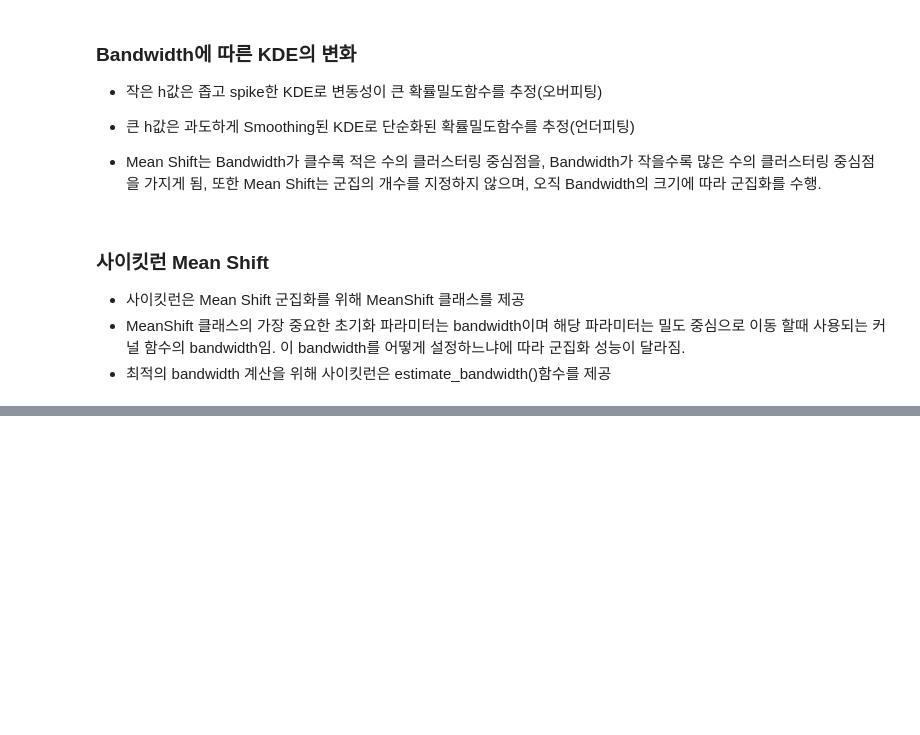
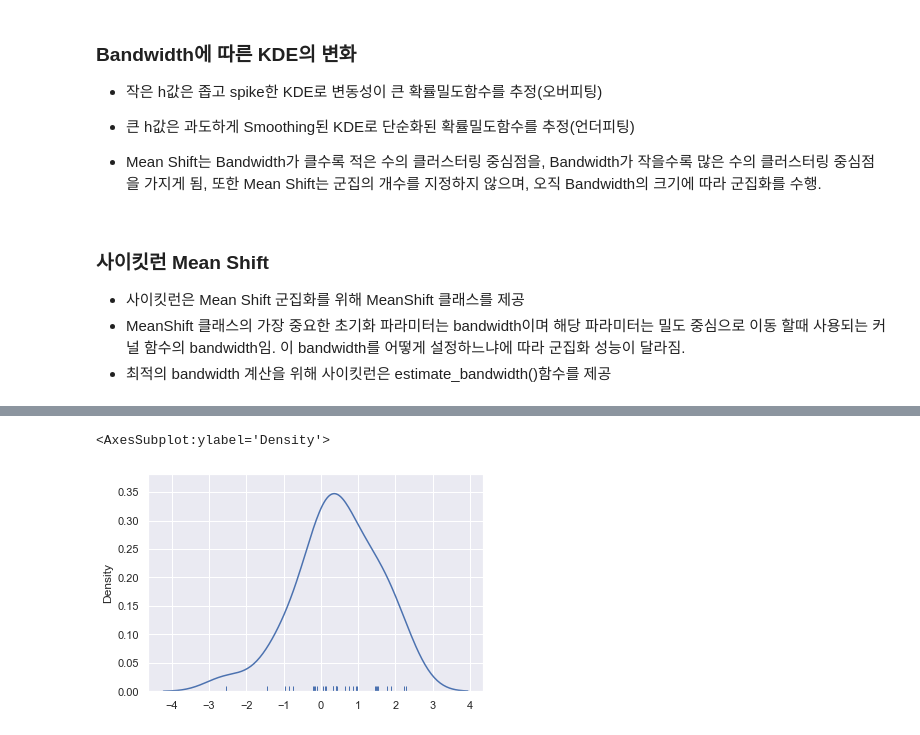
Before and after one commit to 201411096/study_AI, a Jupyter notebook: lectures/2_파이썬 머신러닝 완벽 가이드/7_군집화(Clustering)/3_Mean Shift.ipynb, the cells around one changed output, grey strips where cells are left out. Cells and saved outputs as stored; diff of their text form; code cells hidden in the pictures; blank space fills up the shorter version.

```diff
--- a/lectures/2_파이썬 머신러닝 완벽 가이드/7_군집화(Clustering)/3_Mean Shift.ipynb
+++ b/lectures/2_파이썬 머신러닝 완벽 가이드/7_군집화(Clustering)/3_Mean Shift.ipynb
@@ -63,0 +101,5 @@
+# %%
+sns.distplot(x, hist=False, rug=True)
+# %% [output]
+<AxesSubplot:ylabel='Density'>
+[figure, added]
```
Also changed, not shown: parts of 22 cells of this notebook.
